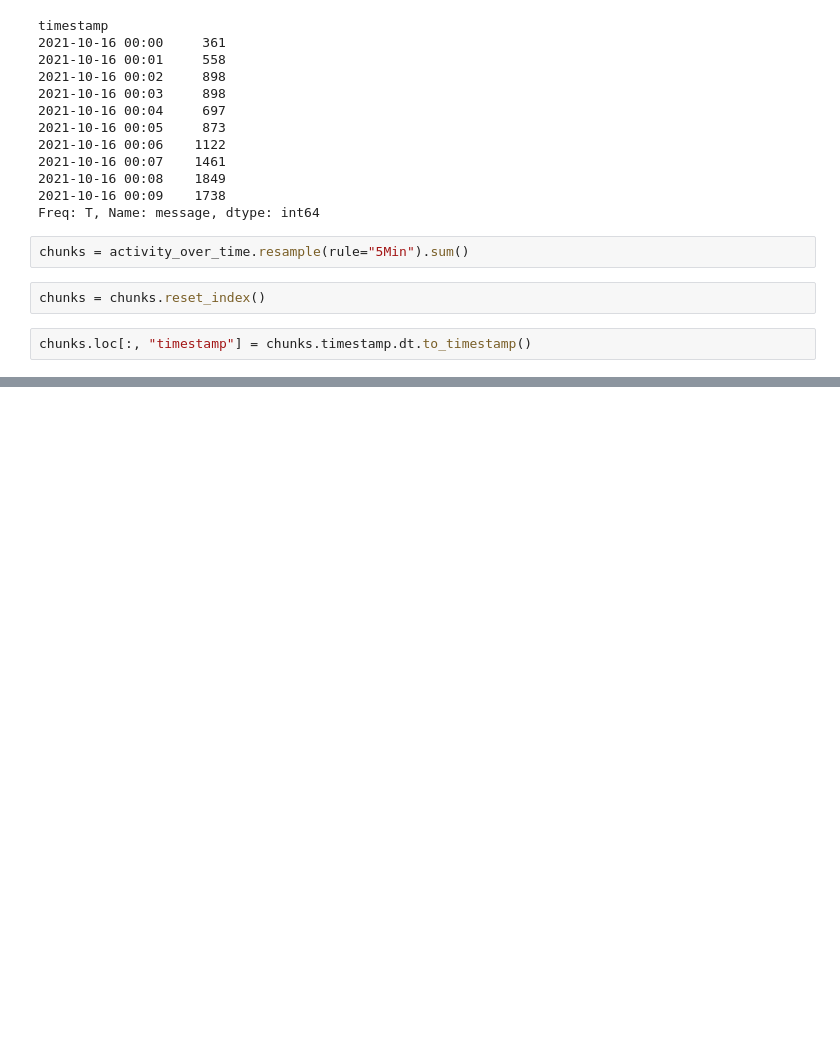
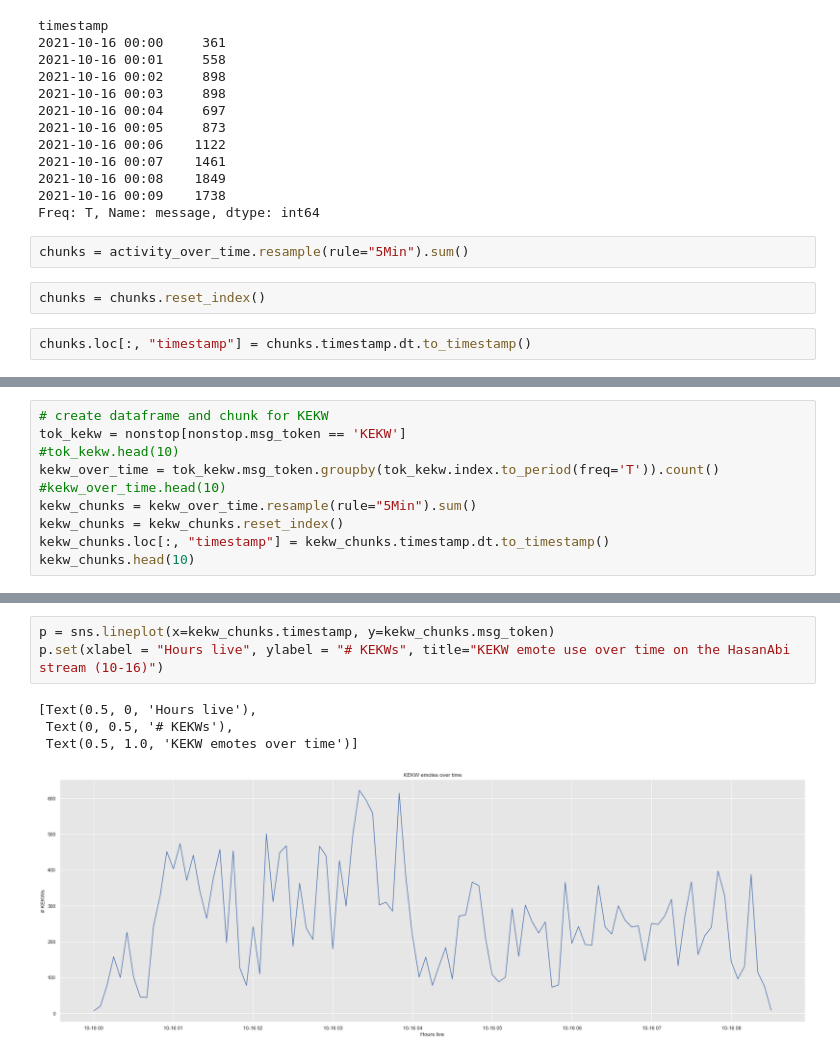
Before and after one commit to walshbr/twitch_chat_visualizer, a Jupyter notebook: TwitchChat_Comb.ipynb, the cells around one changed output, grey strips where cells are left out. Cells and saved outputs as stored; diff of their text form; blank space fills up the shorter version.

```diff
--- a/TwitchChat_Comb.ipynb
+++ b/TwitchChat_Comb.ipynb
@@ -342,0 +361,10 @@ SyntaxError: unexpected EOF while parsing (<ipython-input-36-3f12b09f99bb>, line
+# %%
+# create dataframe and chunk for KEKW
+tok_kekw = nonstop[nonstop.msg_token == 'KEKW']
+#tok_kekw.head(10)
+kekw_over_time = tok_kekw.msg_token.groupby(tok_kekw.index.to_period(freq='T')).count()
+#kekw_over_time.head(10)
+kekw_chunks = kekw_over_time.resample(rule="5Min").sum()
+kekw_chunks = kekw_chunks.reset_index()
+kekw_chunks.loc[:, "timestamp"] = kekw_chunks.timestamp.dt.to_timestamp()
+kekw_chunks.head(10)
@@ -342,0 +383,8 @@ SyntaxError: unexpected EOF while parsing (<ipython-input-36-3f12b09f99bb>, line
+# %%
+p = sns.lineplot(x=kekw_chunks.timestamp, y=kekw_chunks.msg_token)
+p.set(xlabel = "Hours live", ylabel = "# KEKWs", title="KEKW emote use over time on the HasanAbi stream (10-16)")
+# %% [output]
+[Text(0.5, 0, 'Hours live'),
+ Text(0, 0.5, '# KEKWs'),
+ Text(0.5, 1.0, 'KEKW emotes over time')]
+[figure, added]
```
Also changed, not shown: parts of 17 cells of this notebook.
